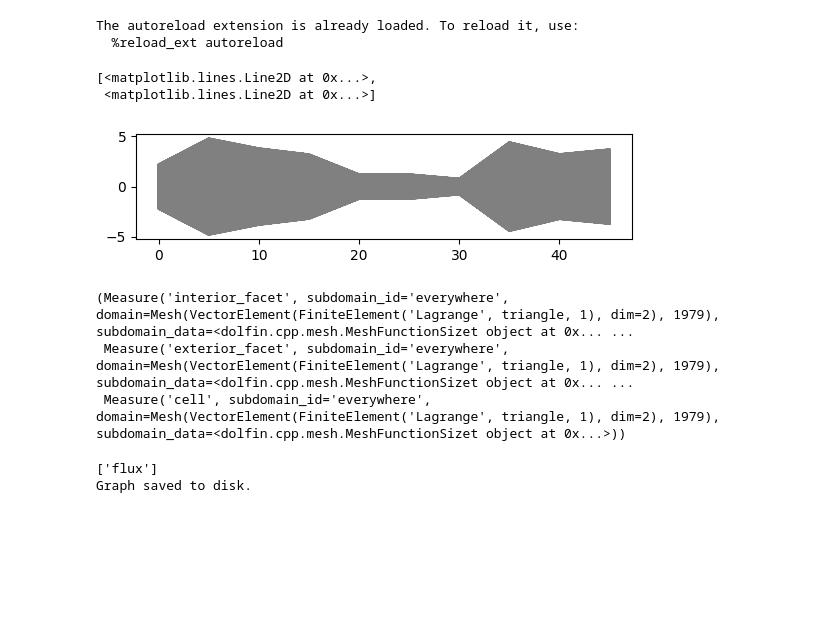
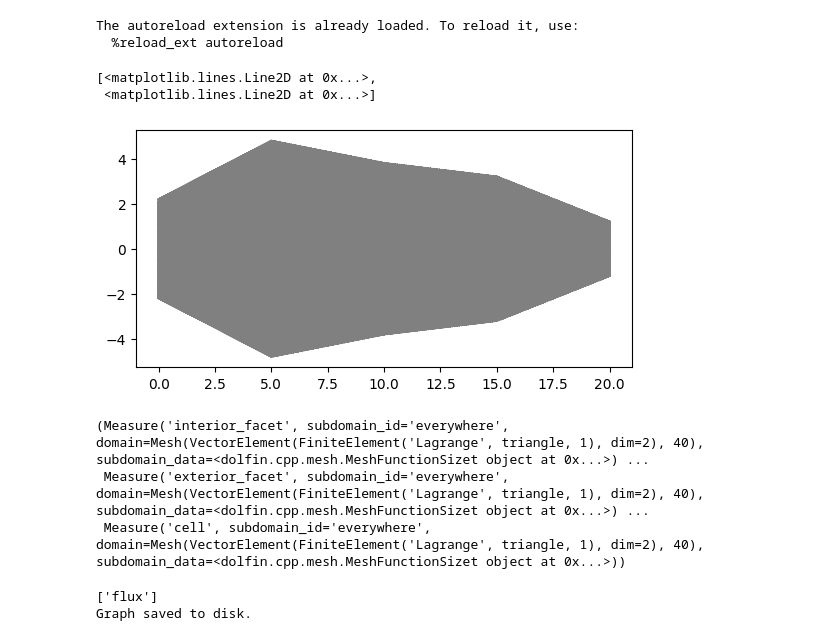
Before and after one commit to itsmebonny/pacsproj, a Jupyter notebook: notebooks/HeatDatasetGen.ipynb, the cells around one changed output. Cells and saved outputs as stored; diff of their text form; code cells hidden in the pictures; blank space fills up the shorter version.

```diff
--- a/RectangularDG.ipynb
+++ b/notebooks/HeatDatasetGen.ipynb
@@ -38,22 +20,22 @@ import GenerateGraph as gg
 # %%
-mesh_load = mu.MeshLoader("data/mesh_long/RandomMesh_0")
+mesh_load = mutil.MeshLoader("../data/mesh_test2/TestMeshes_0")
 mesh = mesh_load.mesh
 bounds = mesh_load.bounds
 face = mesh_load.face
 plot(mesh)
 # %% [output]
 [<matplotlib.lines.Line2D at 0x...>,
  <matplotlib.lines.Line2D at 0x...>]
-[figure, old version]
+[figure, new version]
 # %%
 tags = {'walls':[1],'inlet':[2],'outlet':[3], 'interface': [4,5,6], 'faces': [7,8,9,10]}
 #tags = {'walls':[1],'inlet':[2],'outlet':[3], 'interface': [4,5,6,7,8,9,10,11], 'faces': [12,13,14,15,16,17,18,19]}
 mesh_load.update_tags(tags)
 mesh_load.measure_definition()
 # %% [output]
-(Measure('interior_facet', subdomain_id='everywhere', domain=Mesh(VectorElement(FiniteElement('Lagrange', triangle, 1), dim=2), 1979), subdomain_data=<dolfin.cpp.mesh.MeshFunctionSizet object at 0x... ...
- Measure('exterior_facet', subdomain_id='everywhere', domain=Mesh(VectorElement(FiniteElement('Lagrange', triangle, 1), dim=2), 1979), subdomain_data=<dolfin.cpp.mesh.MeshFunctionSizet object at 0x... ...
- Measure('cell', subdomain_id='everywhere', domain=Mesh(VectorElement(FiniteElement('Lagrange', triangle, 1), dim=2), 1979), subdomain_data=<dolfin.cpp.mesh.MeshFunctionSizet object at 0x...>))
+(Measure('interior_facet', subdomain_id='everywhere', domain=Mesh(VectorElement(FiniteElement('Lagrange', triangle, 1), dim=2), 40), subdomain_data=<dolfin.cpp.mesh.MeshFunctionSizet object at 0x...>) ...
+ Measure('exterior_facet', subdomain_id='everywhere', domain=Mesh(VectorElement(FiniteElement('Lagrange', triangle, 1), dim=2), 40), subdomain_data=<dolfin.cpp.mesh.MeshFunctionSizet object at 0x...>) ...
+ Measure('cell', subdomain_id='everywhere', domain=Mesh(VectorElement(FiniteElement('Lagrange', triangle, 1), dim=2), 40), subdomain_data=<dolfin.cpp.mesh.MeshFunctionSizet object at 0x...>))
 # %%
 set_log_active(False)
 V = FunctionSpace(mesh_load.mesh,"DG",1)
```
Also changed, not shown: parts of 2 cells of this notebook, 9 other files.
